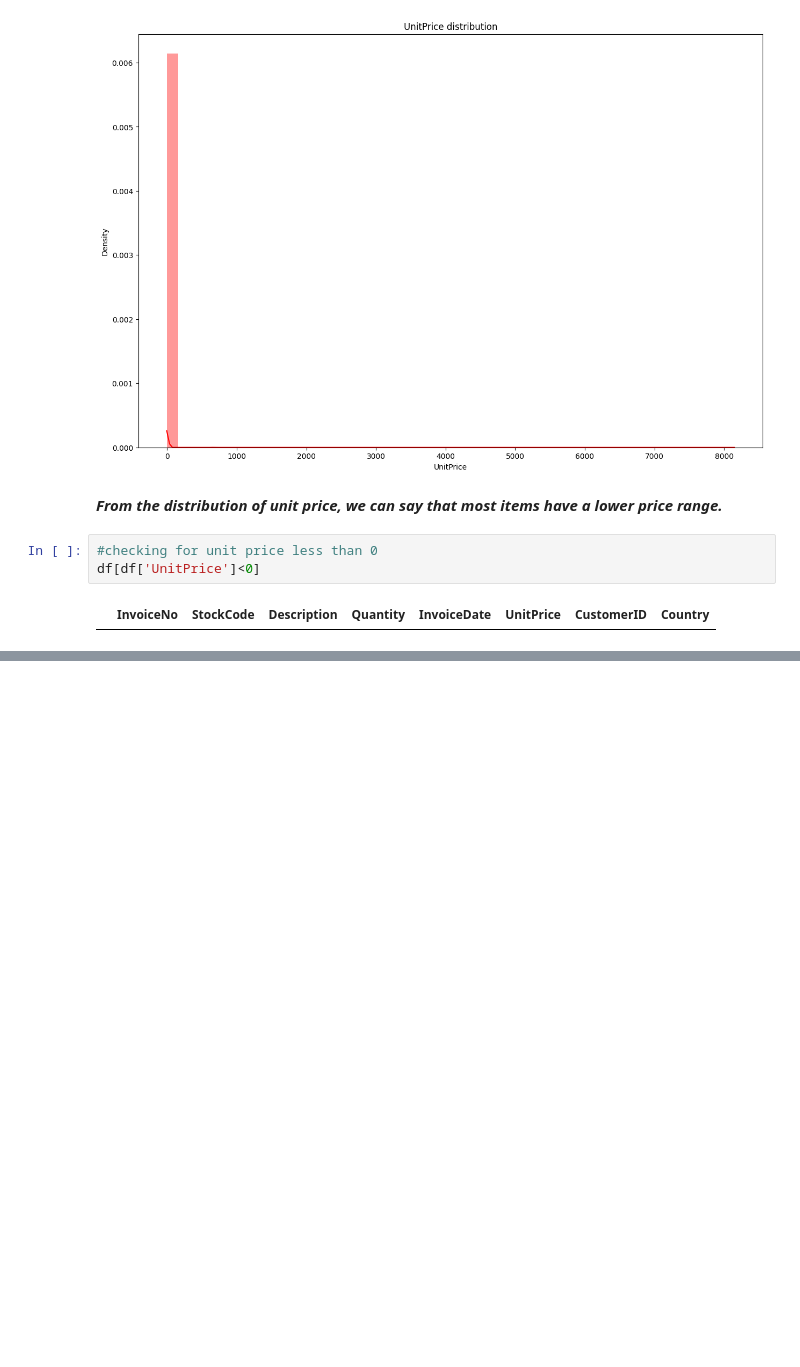
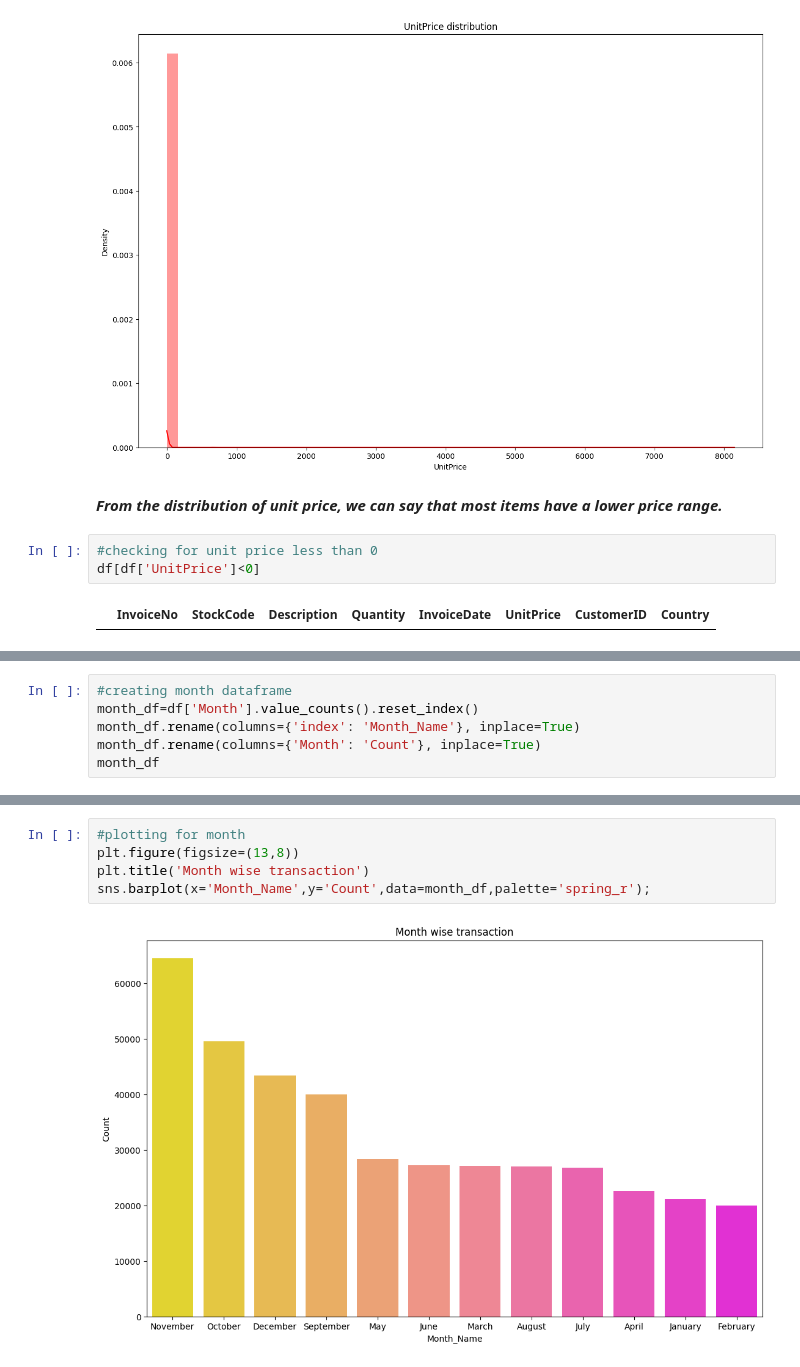
Before and after one commit to Saniyashakur22/Unsupervised-ML, a Jupyter notebook: Online_Retail_Customer_Segmentation_Capstone_Project.ipynb, the cells around one changed output, grey strips where cells are left out. Drawn from its saved outputs; the diff is of its cells as text; blank space fills up the shorter version.

```diff
--- a/Online_Retail_Customer_Segmentation_Capstone_Project.ipynb
+++ b/Online_Retail_Customer_Segmentation_Capstone_Project.ipynb
@@ -393,0 +427,6 @@ df[df['UnitPrice']<0]
+# %%
+#creating month dataframe
+month_df=df['Month'].value_counts().reset_index()
+month_df.rename(columns={'index': 'Month_Name'}, inplace=True)
+month_df.rename(columns={'Month': 'Count'}, inplace=True)
+month_df
@@ -393,0 +447,7 @@ df[df['UnitPrice']<0]
+# %%
+#plotting for month
+plt.figure(figsize=(13,8))
+plt.title('Month wise transaction')
+sns.barplot(x='Month_Name',y='Count',data=month_df,palette='spring_r');
+# %% [output]
+[figure, added]
```
Also changed, not shown: parts of 33 cells of this notebook.
